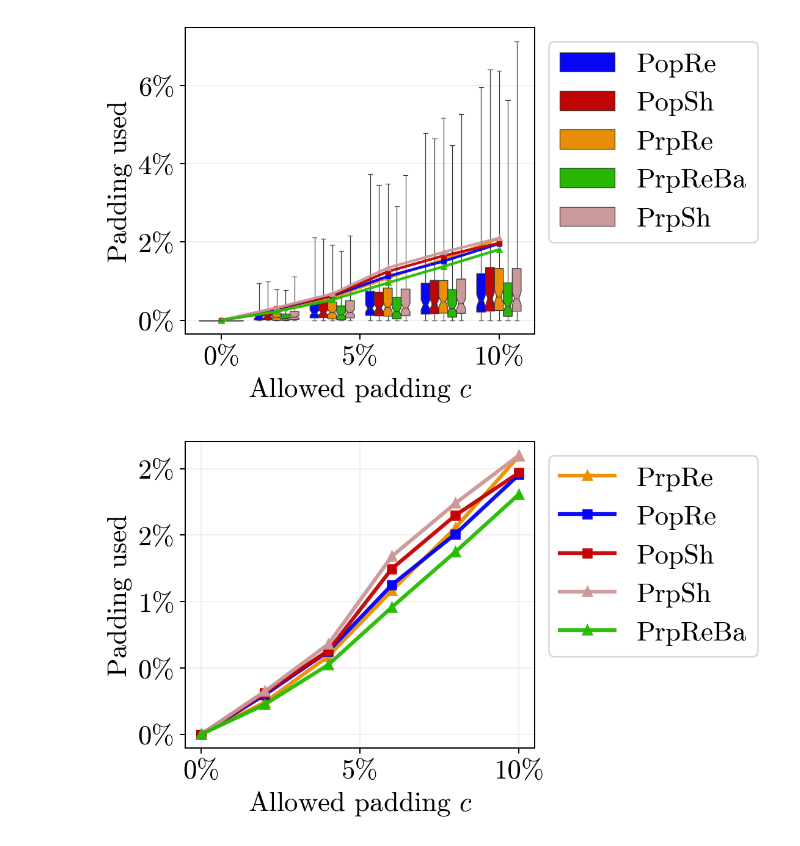
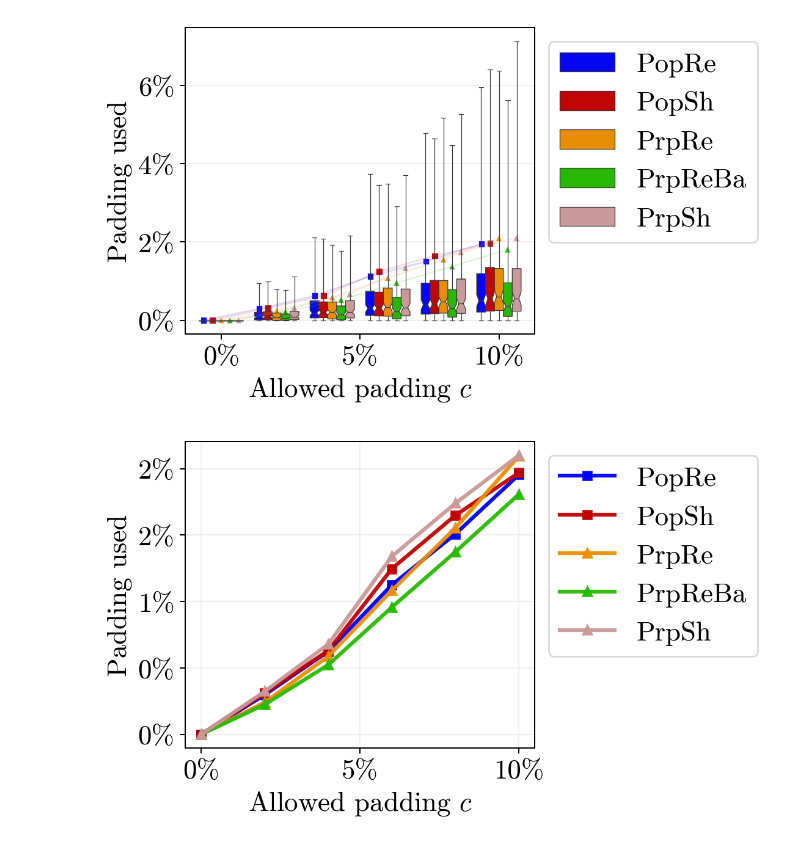
Before and after one commit to caph1993/min-leakage-padding, a Jupyter notebook: paper-plots.ipynb, the cells around one changed output. Saved outputs shown, nothing was run; the diff lists cells and outputs as text; code cells hidden in the pictures.

Commit message:
Improved box-plots

```diff
--- a/paper-plots.ipynb
+++ b/paper-plots.ipynb
@@ -58,8 +58,8 @@ custom_markers = {
 
 cwd = Path("./").absolute()
 df_list = [
-    load_txt(cwd / "__exec_files" / "1000-all.py.txt"),
-    # load_txt(cwd / "__exec_files" / "423450-all.py.txt"),
+    load_txt(cwd / "__exec_files" / "1000-all.py.txt").sort_values(by=["name"]),
+    load_txt(cwd / "__exec_files" / "423450-december.txt").sort_values(by=["name"]),
 ]
 
 for df in df_list:
@@ -70,7 +70,9 @@ for df in df_list:
         fig, ax = plt.subplots(figsize=(6, 3.5), dpi=180, layout="constrained")
 
         ax.yaxis.set_major_formatter(FuncFormatter(lambda y, pos: f"{round(y * 100)}%"))
-        ax.xaxis.set_major_formatter(FuncFormatter(lambda x, pos: f"{round((x-1) * 100)}%"))
+        ax.xaxis.set_major_formatter(
+            FuncFormatter(lambda x, pos: f"{round((x-1) * 100)}%")
+        )
 
         sns.boxplot(
             x="c",
@@ -91,48 +93,68 @@ for df in df_list:
             whis=cast(Any, (5, 95)),
             ax=ax,
         )
-        sns.pointplot(
-            data=df,
-            x="c",
-            y="bandwidth",
-            hue="name",
-            ax=ax,
-            palette=cast(Any, custom_palette),
-            markersize=2.4,
-            markers=[custom_markers[s] for s in df["name"].unique()],
-            alpha=0.95,
-            lw=1.75,
-            legend=False,
-            native_scale=True,
-        )
+        k = len(np.unique(df["name"]))
+        shifts = 0.0063 * np.linspace(-1, 1, k)
+        if k == 3:
+            shifts = 0.0052 * np.linspace(-1, 1, k)
+        for (name, sub), shift in zip(df.groupby(by="name"), shifts):
+            sub = sub.copy()
+            sub["c"] += shift
+            marker = custom_markers[cast(Any, name)]
+            sns.scatterplot(
+                data=sub,
+                x="c",
+                y="bandwidth",
+                hue="name",
+                ax=ax,
+                palette=cast(Any, custom_palette),
+                size=2.5 if marker == "s" else 3.5,
+                # markers=[custom_markers[cast(Any, name)]],
+                marker=marker,
+                alpha=0.95,
+                legend=False,
+            )
+            sns.lineplot(
+                data=sub,
+                x="c",
+                y="bandwidth",
+                hue="name",
+                ax=ax,
+                palette=cast(Any, custom_palette),
+                lw=1,
+                alpha=0.15,
+                legend=False,
+            )
         plt.legend(loc="upper left", bbox_to_anchor=(1, 1))
         plt.grid(lw=0.15, axis="y")
         ax.set_ylabel("Padding used")
         ax.set_xlabel("Allowed padding $c$")
         plt.show()
 
         fig, ax = plt.subplots(figsize=(6, 3.5), dpi=180, layout="constrained")
 
         ax.yaxis.set_major_formatter(FuncFormatter(lambda y, pos: f"{round(y * 100)}%"))
-        ax.xaxis.set_major_formatter(FuncFormatter(lambda x, pos: f"{round((x-1) * 100)}%"))
+        ax.xaxis.set_major_formatter(
+            FuncFormatter(lambda x, pos: f"{round((x-1) * 100)}%")
+        )
         sns.pointplot(
             data=df,
             x="c",
             y="bandwidth",
             hue="name",
             ax=ax,
             palette=cast(Any, custom_palette),
             markersize=5,
             markers=[custom_markers[s] for s in df["name"].unique()],
             alpha=0.95,
             lw=2.5,
             native_scale=True,
         )
         plt.legend(loc="upper left", bbox_to_anchor=(1, 1))
         plt.grid(lw=0.15, which="major")
         ax.set_ylabel("Padding used")
         ax.set_xlabel("Allowed padding $c$")
         plt.show()
 # %% [output]
-[figure, old version]
+[figure, new version]
-[figure, old version]
+[figure, new version]
```
Also changed, not shown: parts of 1 cell of this notebook, 5 other files.
